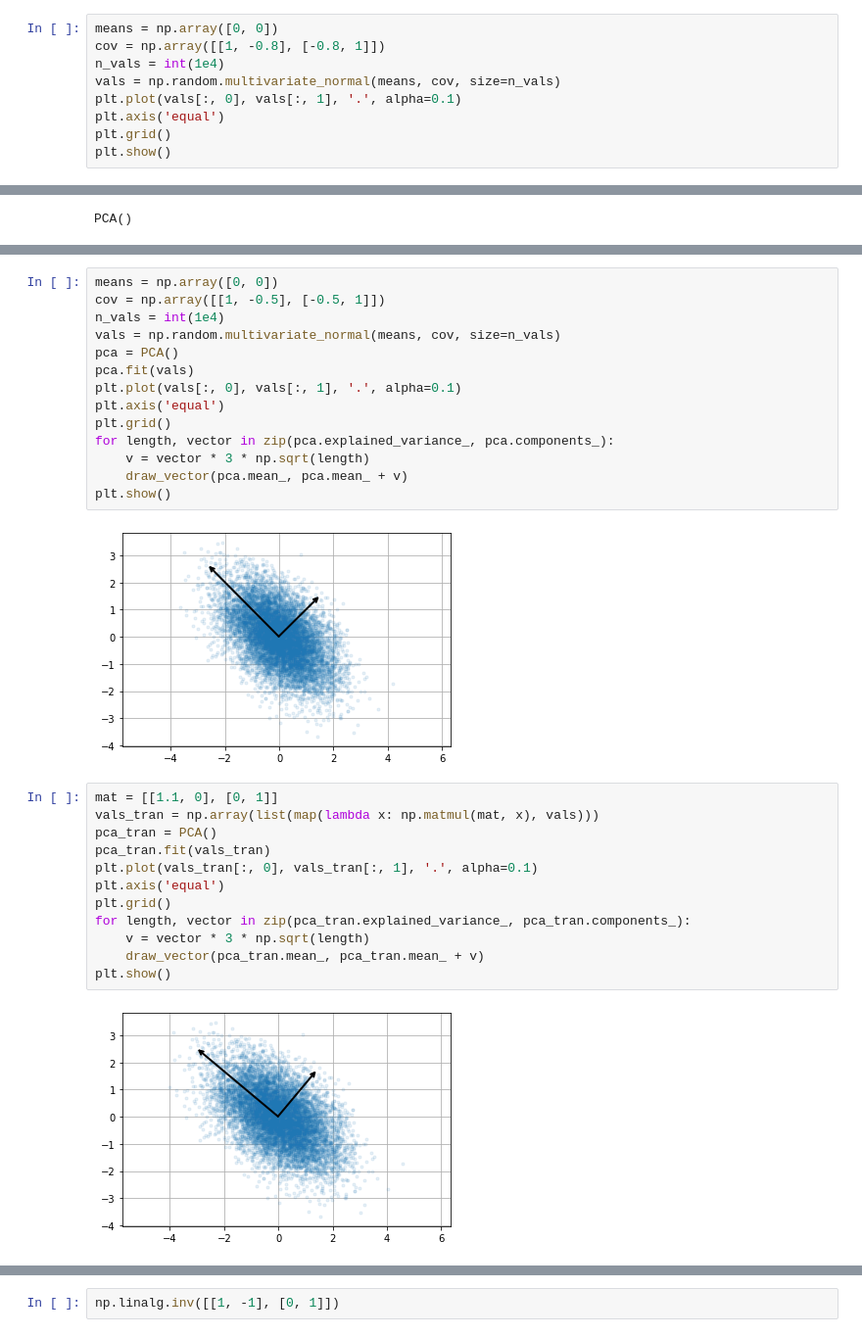
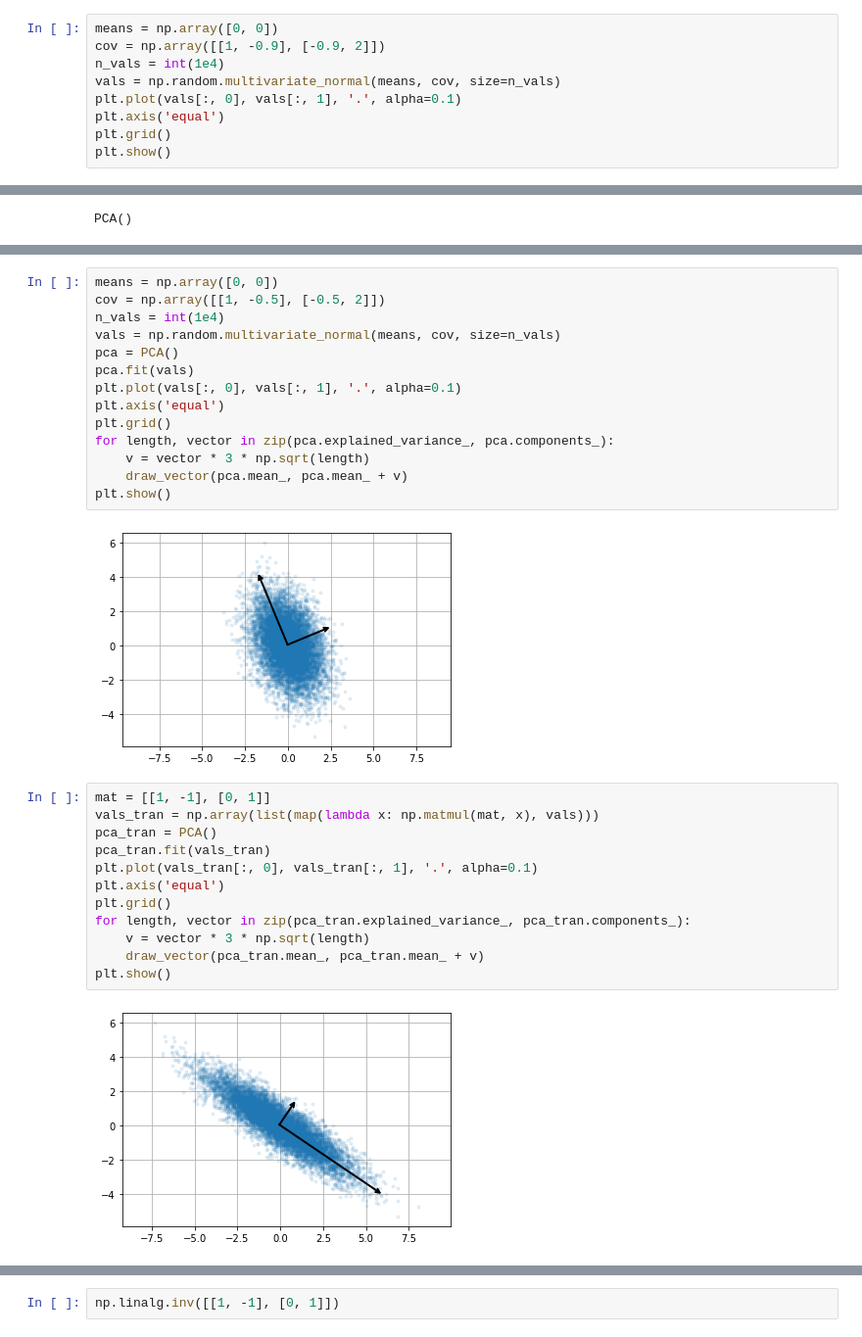
Before and after one commit to shubhagrawal30/gwaves_CPCA, a Jupyter notebook: paper_plots.ipynb, the cells around one changed output, grey strips where cells are left out. Shown at 98% size. Drawn from its saved outputs; the diff is of its cells as text.

```diff
--- a/paper_plots.ipynb
+++ b/paper_plots.ipynb
@@ -16,6 +19,6 @@ plt.show()
 # %%
 means = np.array([0, 0])
-cov = np.array([[1, -0.8], [-0.8, 1]])
+cov = np.array([[1, -0.9], [-0.9, 2]])
 n_vals = int(1e4)
 vals = np.random.multivariate_normal(means, cov, size=n_vals)
 plt.plot(vals[:, 0], vals[:, 1], '.', alpha=0.1)
@@ -55,6 +60,6 @@ plt.show()
 # %%
 means = np.array([0, 0])
-cov = np.array([[1, -0.5], [-0.5, 1]])
+cov = np.array([[1, -0.5], [-0.5, 2]])
 n_vals = int(1e4)
 vals = np.random.multivariate_normal(means, cov, size=n_vals)
 pca = PCA()
@@ -67,21 +72,21 @@ for length, vector in zip(pca.explained_variance_, pca.components_):
     draw_vector(pca.mean_, pca.mean_ + v)
 plt.show()
 # %% [output]
-[figure, old version]
+[figure, new version]
 # %%
-mat = [[1.1, 0], [0, 1]]
+mat = [[1, -1], [0, 1]]
 vals_tran = np.array(list(map(lambda x: np.matmul(mat, x), vals)))
 pca_tran = PCA()
 pca_tran.fit(vals_tran)
 plt.plot(vals_tran[:, 0], vals_tran[:, 1], '.', alpha=0.1)
 plt.axis('equal')
 plt.grid()
 for length, vector in zip(pca_tran.explained_variance_, pca_tran.components_):
     v = vector * 3 * np.sqrt(length)
     draw_vector(pca_tran.mean_, pca_tran.mean_ + v)
 plt.show()
 # %% [output]
-[figure, old version]
+[figure, new version]
 # %%
 plt.plot(vals[:, 0], vals[:, 1], '.', alpha=0.1)
 plt.axis('equal')
```
Also changed, not shown: parts of 21 cells of this notebook.
